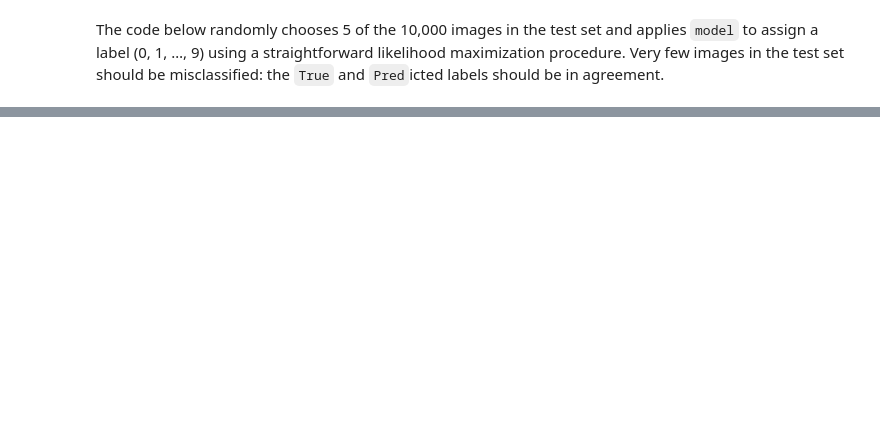
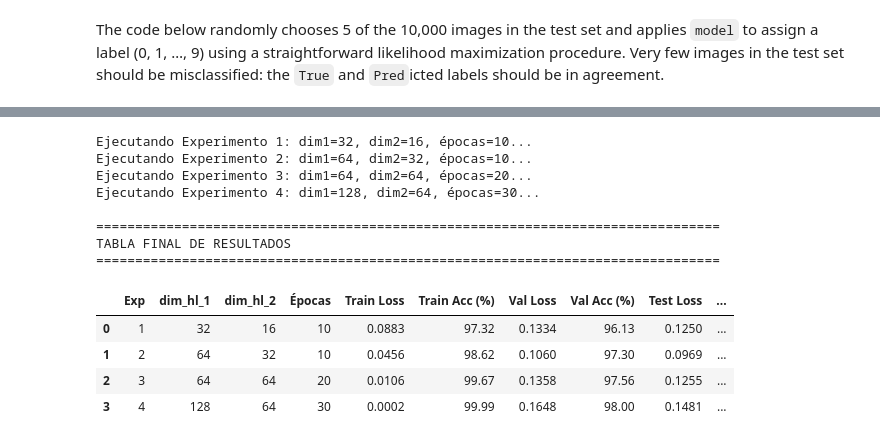
Before and after one commit to LeslieF03/MathAIspring2026-Tareas, a Jupyter notebook: code/intro_feedforward_mnist.ipynb, the cells around one changed output, grey strips where cells are left out. Drawn from its saved outputs; the diff is of its cells as text; code cells hidden in the pictures; blank space fills up the shorter version.

```diff
--- a/code/intro_feedforward_mnist.ipynb
+++ b/code/intro_feedforward_mnist.ipynb
@@ -151,0 +214,75 @@ plt.show()
+# %%
+(x_train, y_train), (x_test, y_test) = keras.datasets.mnist.load_data()
+x_train = x_train.reshape(60000, 784).astype("float32") / 255
+x_test = x_test.reshape(10000, 784).astype("float32") / 255
+
+experimentos = [
+    {"dim_hl_1": 32, "dim_hl_2": 16, "num_epochs": 10},
+    {"dim_hl_1": 64, "dim_hl_2": 32, "num_epochs": 10},
+    {"dim_hl_1": 64, "dim_hl_2": 64, "num_epochs": 20},
+    {"dim_hl_1": 128, "dim_hl_2": 64, "num_epochs": 30}
+]
+
+resultados = []
+
+for i, exp in enumerate(experimentos):
+    print(f"Ejecutando Experimento {i+1}: dim1={exp['dim_hl_1']}, dim2={exp['dim_hl_2']}, épocas={exp['num_epochs']}...")
+
+    inputs = keras.Input(shape=(784,))
+    hidden1 = layers.Dense(exp["dim_hl_1"], activation="relu")(inputs)
+    hidden2 = layers.Dense(exp["dim_hl_2"], activation="relu")(hidden1)
+    outputs = layers.Dense(10)(hidden2)
+    model = keras.Model(inputs=inputs, outputs=outputs)
+
+    # Compilar
+    model.compile(
+        loss=keras.losses.SparseCategoricalCrossentropy(from_logits=True),
+        optimizer=keras.optimizers.RMSprop(),
+        metrics=["accuracy"],
+    )
+
+    history = model.fit(
+        x_train, y_train,
+        batch_size=64,
+        epochs=exp["num_epochs"],
+        validation_split=0.2,
+        verbose=0
+    )
+
+    test_scores = model.evaluate(x_test, y_test, verbose=0)
+
+    resultados.append({
+        "Exp": i + 1,
+        "dim_hl_1": exp["dim_hl_1"],
+        "dim_hl_2": exp["dim_hl_2"],
+        "Épocas": exp["num_epochs"],
+        "Train Loss": round(history.history['loss'][-1], 4),
+        "Train Acc (%)": round(history.history['accuracy'][-1] * 100, 2),
+        "Val Loss": round(history.history['val_loss'][-1], 4),
+        "Val Acc (%)": round(history.history['val_accuracy'][-1] * 100, 2),
+        "Test Loss": round(test_scores[0], 4),
+        "Test Acc (%)": round(test_scores[1] * 100, 2)
+    })
+
+df_resultados = pd.DataFrame(resultados)
+
+print("\n" + "="*80)
+print("TABLA DE RESULTADOS")
+print("="*80)
+
+# display() es una función nativa de IPython/Colab que formatea DataFrames como tablas HTML
+display(df_resultados)
+# %% [output]
+Ejecutando Experimento 1: dim1=32, dim2=16, épocas=10...
+Ejecutando Experimento 2: dim1=64, dim2=32, épocas=10...
+Ejecutando Experimento 3: dim1=64, dim2=64, épocas=20...
+Ejecutando Experimento 4: dim1=128, dim2=64, épocas=30...
+
+================================================================================
+TABLA FINAL DE RESULTADOS
+================================================================================
+|  | Exp | dim_hl_1 | dim_hl_2 | Épocas | Train Loss | Train Acc (%) | Val Loss | Val Acc (%) | Test Loss | ... |
+| 0 | 1 | 32 | 16 | 10 | 0.0883 | 97.32 | 0.1334 | 96.13 | 0.1250 | ... |
+| 1 | 2 | 64 | 32 | 10 | 0.0456 | 98.62 | 0.1060 | 97.30 | 0.0969 | ... |
+| 2 | 3 | 64 | 64 | 20 | 0.0106 | 99.67 | 0.1358 | 97.56 | 0.1255 | ... |
+| 3 | 4 | 128 | 64 | 30 | 0.0002 | 99.99 | 0.1648 | 98.00 | 0.1481 | ... |
```
Also changed, not shown: parts of 8 cells of this notebook.
